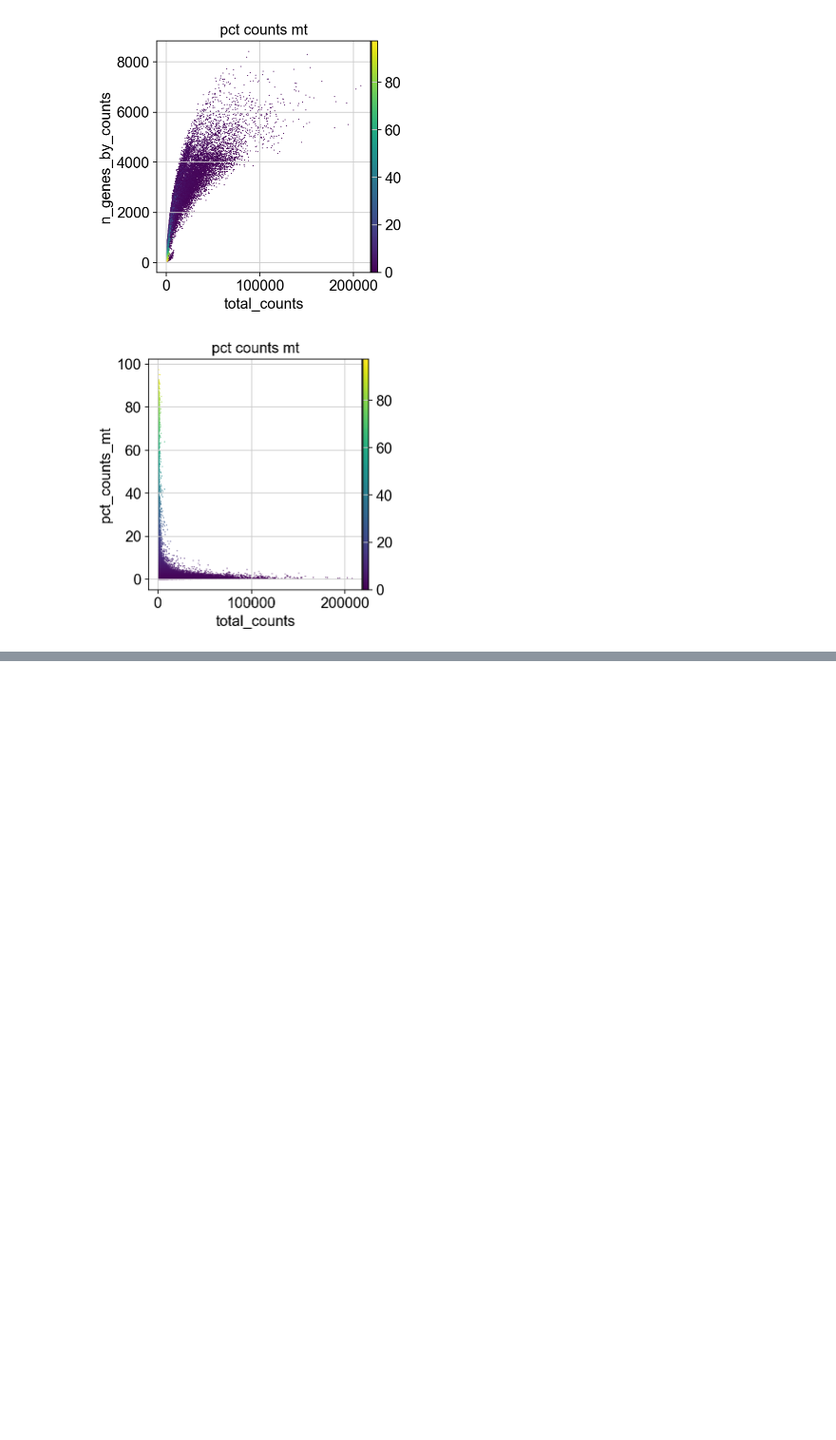
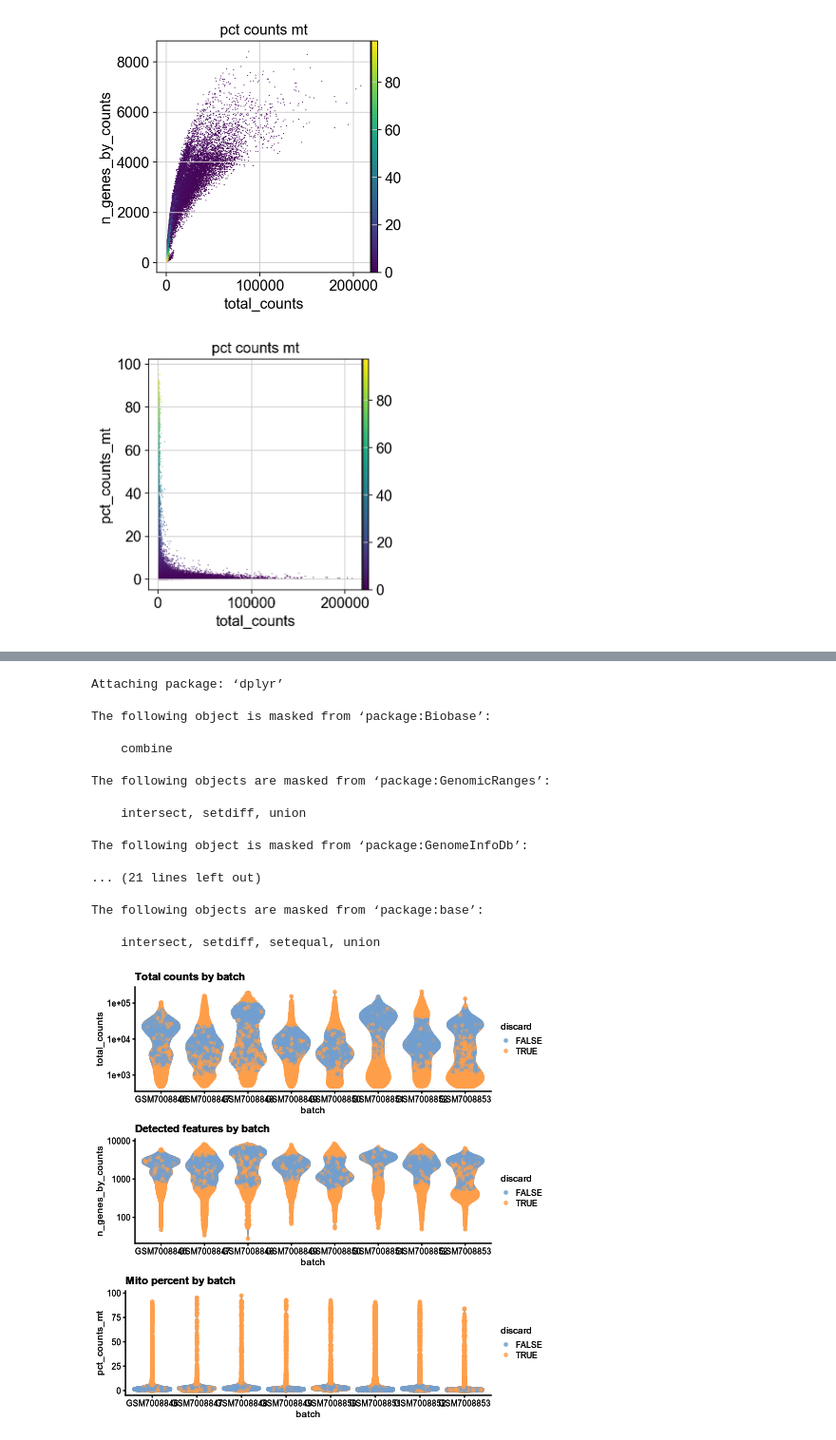
Before and after one commit to Younthing/python-single-cell-analysis, a Jupyter notebook: 01-质量控制.ipynb, the cells around one changed output, grey strips where cells are left out. Shown at 95% size. Cells and saved outputs as stored; diff of their text form; code cells hidden in the pictures; blank space fills up the shorter version.

```diff
--- a/01-质量控制.ipynb
+++ b/01-质量控制.ipynb
@@ -281,0 +537,56 @@ adata.write("anndata_qc.h5ad", compression="gzip") # type: ignore
+# %%
+%%R
+# 3.11.7 借助多样本质控
+# 一般的质控基于大多数细胞都是正常的假设，但有时候不是
+# 有spike gene添加时适合看这个
+library(scater)
+library(dplyr)
+
+## 看要不要重新计算了离群值探索
+
+# discard_mult_mt <- isOutlier(unfiltered$pct_counts_mt,
+#     type = "higher", batch = unfiltered$batch #根据各自批次的离群值
+# )
+# discard_mult_counts <- isOutlier(unfiltered$total_counts,
+#     type = "both", batch = unfiltered$batch
+# )
+# discard_mult_umi <- isOutlier(unfiltered$n_genes_by_counts,
+#     type = "both", batch = unfiltered$batch
+# )
+
+# discard_mult <- discard_mult_mt | discard_mult_counts | discard_mult_umi
+
+qc_p4 <- gridExtra::grid.arrange(
+    plotColData(unfiltered,
+        x = "batch", y = "total_counts",colour_by = "discard"
+    ) + scale_y_log10() + ggtitle("Total counts by batch"),
+    plotColData(unfiltered,
+        x = "batch", y = "n_genes_by_counts",colour_by = "discard"
+    ) + scale_y_log10() + ggtitle("Detected features by batch"),
+    plotColData(unfiltered,
+        x = "batch", y = "pct_counts_mt",colour_by = "discard"
+    ) + ggtitle("Mito percent by batch")
+    ,
+    ncol = 1
+)
+grid::grid.draw(qc_p4)
+ggsave("./figures/01-质控-诊断图-R-4-多批次.pdf",qc_p4, width = 10, height = 5)
+# %% [output]
+Attaching package: ‘dplyr’
+
+The following object is masked from ‘package:Biobase’:
+
+    combine
+
+The following objects are masked from ‘package:GenomicRanges’:
+
+    intersect, setdiff, union
+
+The following object is masked from ‘package:GenomeInfoDb’:
+
+... (21 lines left out)
+
+The following objects are masked from ‘package:base’:
+
+    intersect, setdiff, setequal, union
+[figure, added]
```
Also changed, not shown: parts of 20 cells of this notebook, 8 other files.
